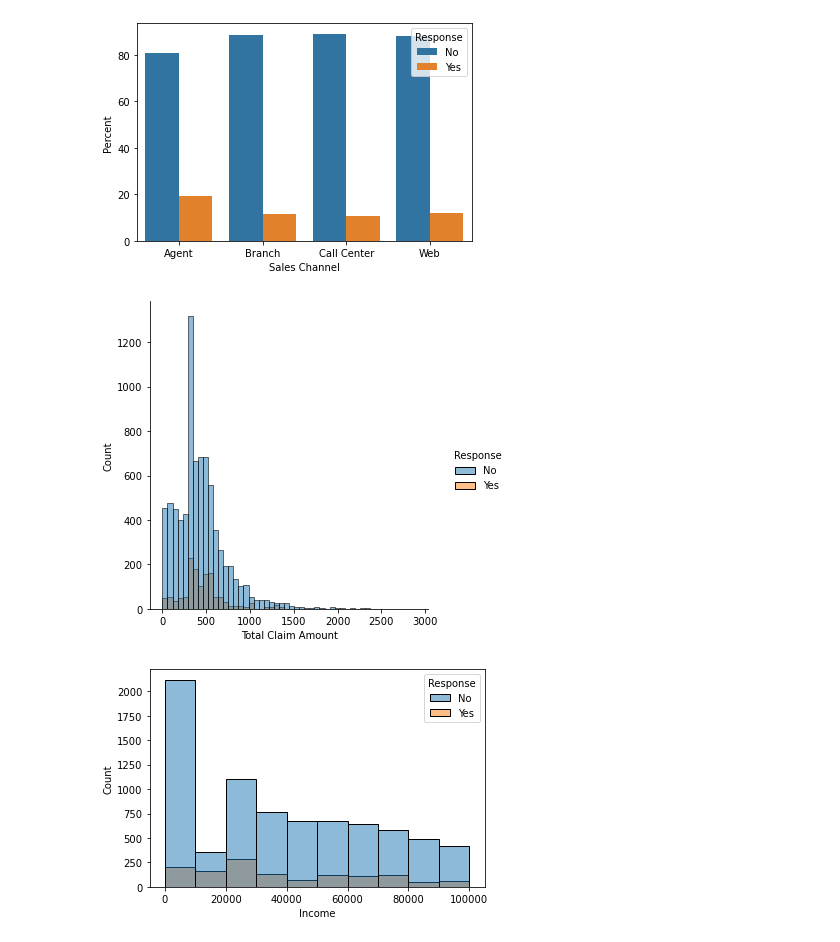
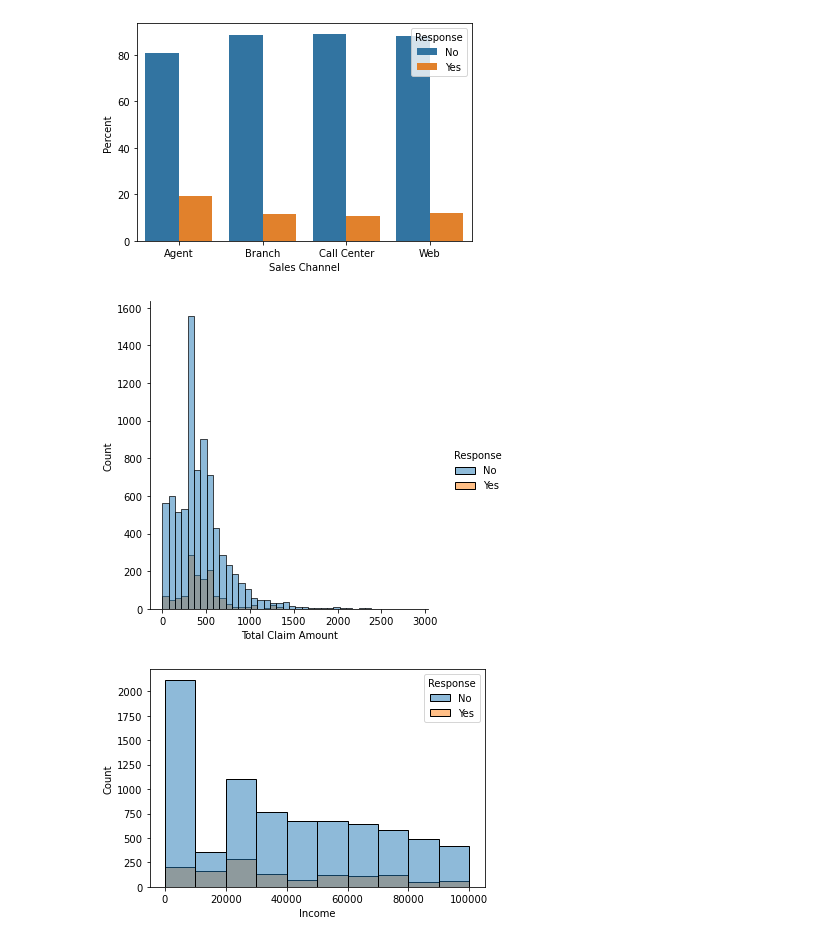
Before and after one commit to arektarnawski/lab-customer-analysis-round-3, a Jupyter notebook: Lab3.ipynb, the cells around one changed output. Cells and saved outputs as stored; diff of their text form; code cells hidden in the pictures.

```diff
--- a/Lab3.ipynb
+++ b/Lab3.ipynb
@@ -103,13 +103,14 @@ plt.show()
 # %%
 #5 Show a plot of the response rate by the total claim amount.
 
-sns.displot(x='Total Claim Amount', hue = 'Response', data = marketing, bins = 50)
+sns.displot(x='Total Claim Amount', hue = 'Response', data = marketing, bins = 40)
+
 plt.show()
 
-# Observations: very high number of responses around 25-300 total claim amount area, with a super low positive response rate
-# = we might need to understand the reason for it. Otherwise, the response rate is pretty uniform across different levels of TCA
+# Observations: very high number of responses around 250-350 total claim amount area, with a super low positive response rate,
+# we might need to understand the reason for it. Otherwise, the response rate is pretty uniform across different levels of TCA
 # %% [output]
-[figure, old version]
+[figure, new version]
 # %%
 #6 Show a plot of the response rate by income.
 
```
